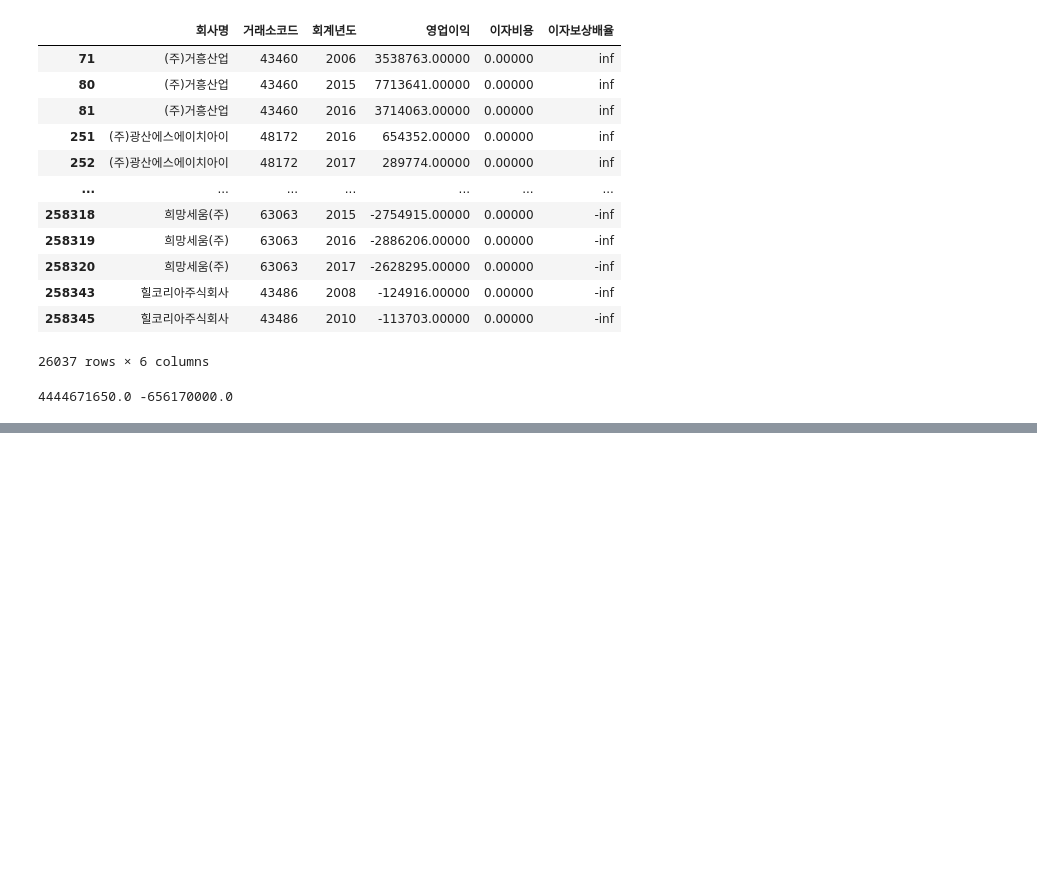
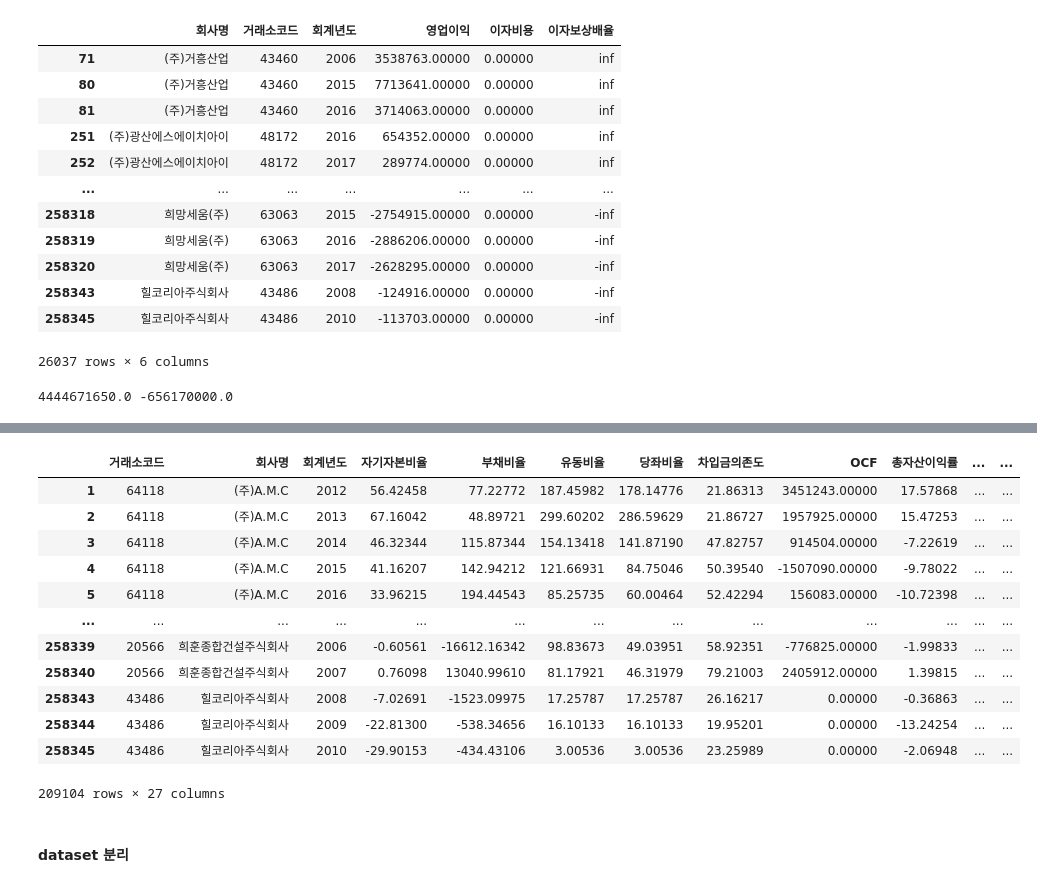
Before and after one commit to skynnn/TAVE-Prediction-Model-for-Insolvent-Companies, a Jupyter notebook: 전처리.ipynb, the cells around one changed output, grey strips where cells are left out. Drawn from its saved outputs; the diff is of its cells as text; code cells hidden in the pictures; blank space fills up the shorter version.

```diff
--- a/전처리.ipynb
+++ b/전처리.ipynb
@@ -986,0 +1038,24 @@ df.loc[df['이자보상배율'] == -np.inf, '이자보상배율'] = min_interest
+# %%
+drop_list = ['자산', '부채', '자본', '유동자산', '유동부채', '당좌자산', '단기차입금', '장기차입금', '사채',
+            '매출액', '당기순이익', '감가상각비', '기타대손상각비', '이자수익', '유동성장기부채', '영업활동으로 인한 현금흐름',
+            '영업이익', '매출원가', '투자자산', '유형자산', '무형자산', '이연자산', '매출채권', '재고자산', '법인세비용차감전',
+            '세금과공과', '퇴직급여', '임차료', '영업외수익', '영업외비용', '이자비용', '회계월', '경상이익', '고정자산', '순운전자본',
+            '이자보상배율', '이자보상배율_t']
+df.drop(drop_list, axis=1, inplace=True)
+df
+# %% [output]
+|  | 거래소코드 | 회사명 | 회계년도 | 자기자본비율 | 부채비율 | 유동비율 | 당좌비율 | 차입금의존도 | OCF | 총자산이익률 | ... | ... |
+| 1 | 64118 | (주)A.M.C | 2012 | 56.42458 | 77.22772 | 187.45982 | 178.14776 | 21.86313 | 3451243.00000 | 17.57868 | ... | ... |
+| 2 | 64118 | (주)A.M.C | 2013 | 67.16042 | 48.89721 | 299.60202 | 286.59629 | 21.86727 | 1957925.00000 | 15.47253 | ... | ... |
+| 3 | 64118 | (주)A.M.C | 2014 | 46.32344 | 115.87344 | 154.13418 | 141.87190 | 47.82757 | 914504.00000 | -7.22619 | ... | ... |
+| 4 | 64118 | (주)A.M.C | 2015 | 41.16207 | 142.94212 | 121.66931 | 84.75046 | 50.39540 | -1507090.00000 | -9.78022 | ... | ... |
+| 5 | 64118 | (주)A.M.C | 2016 | 33.96215 | 194.44543 | 85.25735 | 60.00464 | 52.42294 | 156083.00000 | -10.72398 | ... | ... |
+| ... | ... | ... | ... | ... | ... | ... | ... | ... | ... | ... | ... | ... |
+| 258339 | 20566 | 희훈종합건설주식회사 | 2006 | -0.60561 | -16612.16342 | 98.83673 | 49.03951 | 58.92351 | -776825.00000 | -1.99833 | ... | ... |
+| 258340 | 20566 | 희훈종합건설주식회사 | 2007 | 0.76098 | 13040.99610 | 81.17921 | 46.31979 | 79.21003 | 2405912.00000 | 1.39815 | ... | ... |
+| 258343 | 43486 | 힐코리아주식회사 | 2008 | -7.02691 | -1523.09975 | 17.25787 | 17.25787 | 26.16217 | 0.00000 | -0.36863 | ... | ... |
+| 258344 | 43486 | 힐코리아주식회사 | 2009 | -22.81300 | -538.34656 | 16.10133 | 16.10133 | 19.95201 | 0.00000 | -13.24254 | ... | ... |
+| 258345 | 43486 | 힐코리아주식회사 | 2010 | -29.90153 | -434.43106 | 3.00536 | 3.00536 | 23.25989 | 0.00000 | -2.06948 | ... | ... |
+209104 rows × 27 columns
+# %% [markdown]
+#### dataset 분리
```
Also changed, not shown: parts of 13 cells of this notebook.
